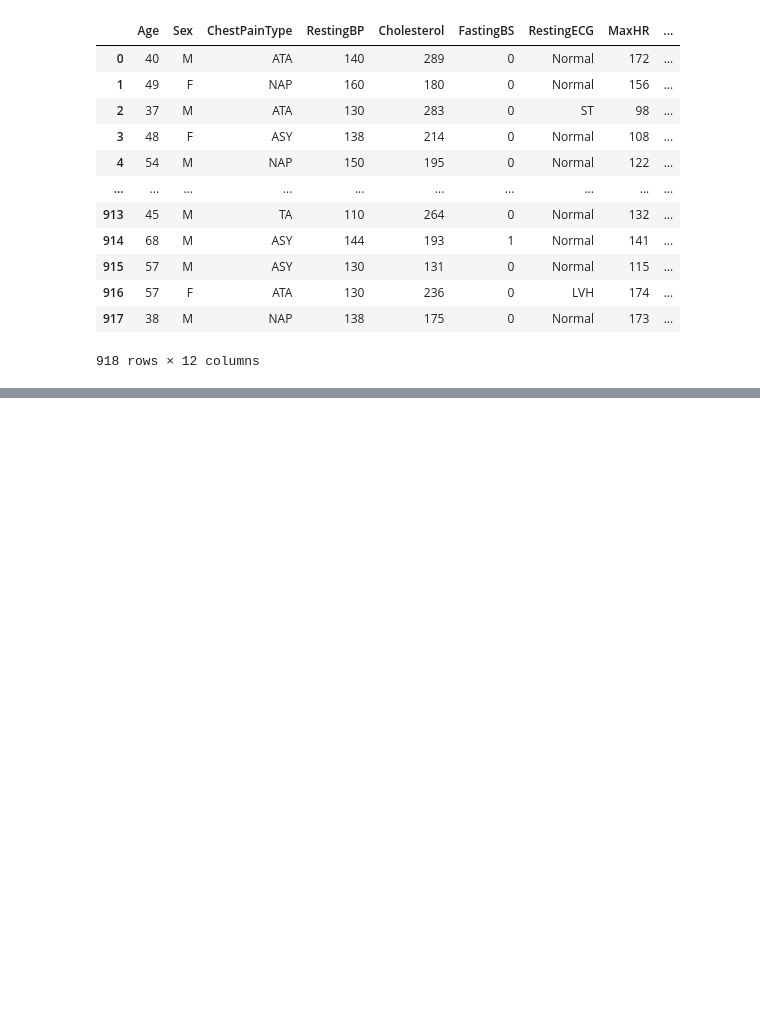
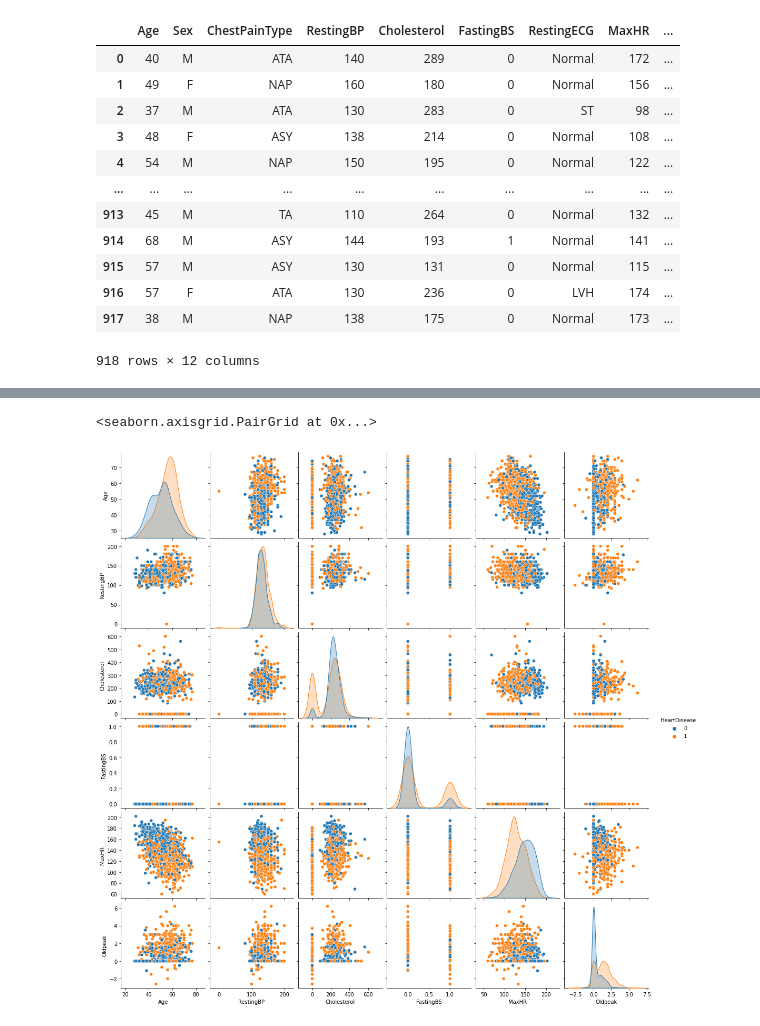
Before and after one commit to HarryLiker/ML, a Jupyter notebook: lab0_Korolev.ipynb, the cells around one changed output, grey strips where cells are left out. Saved outputs shown, nothing was run; the diff lists cells and outputs as text; code cells hidden in the pictures; blank space fills up the shorter version.

```diff
--- a/lab0_Korolev.ipynb
+++ b/lab0_Korolev.ipynb
@@ -279,0 +260,5 @@ sns.heatmap(data.corr().abs(), annot=True, cmap="coolwarm", linewidth=0.1)
+# %%
+sns.pairplot(data, hue="HeartDisease")
+# %% [output]
+<seaborn.axisgrid.PairGrid at 0x...>
+[figure, added]
```
Also changed, not shown: parts of 108 cells of this notebook, 1 other file.
